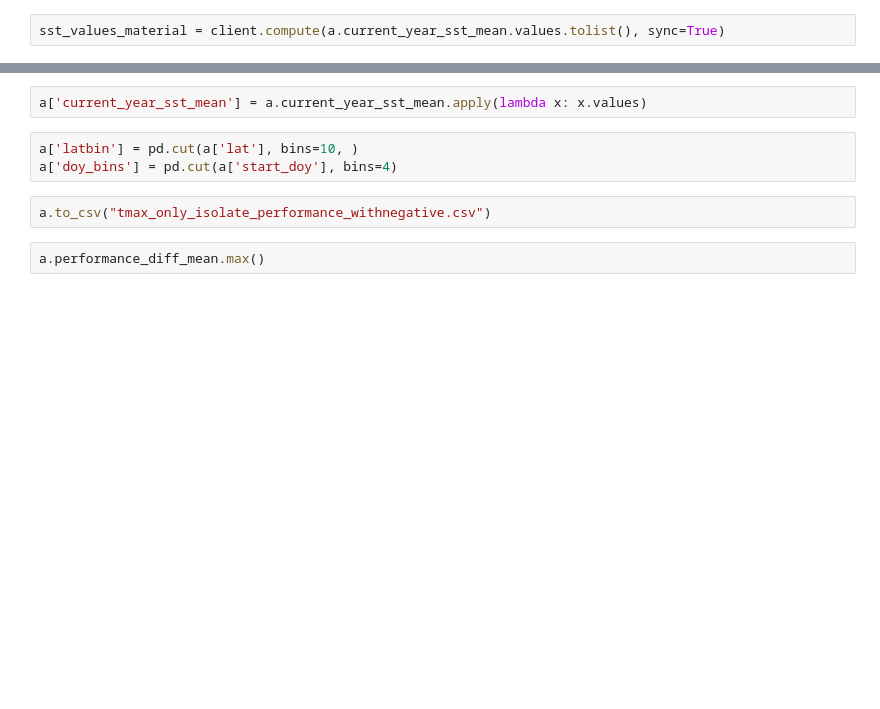
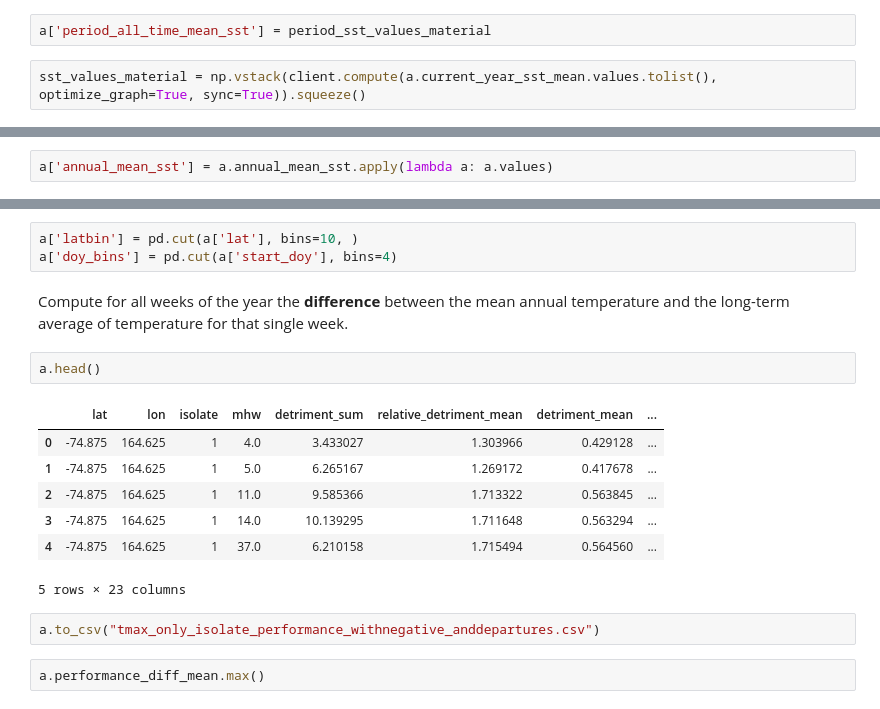
Before and after one commit to HuckleyLab/phyto-mhw, a Jupyter notebook: analysis/Individual_Isolate_performance.ipynb, the cells around one changed output, grey strips where cells are left out. Saved outputs shown, nothing was run; the diff lists cells and outputs as text; blank space fills up the shorter version.

```diff
--- a/analysis/Individual_Isolate_performance.ipynb
+++ b/analysis/Individual_Isolate_performance.ipynb
@@ -402,2 +637,4 @@ Wall time: 1min 14s
+# %%
+a['period_all_time_mean_sst'] = period_sst_values_material
 # %%
-sst_values_material = client.compute(a.current_year_sst_mean.values.tolist(), sync=True)
+sst_values_material = np.vstack(client.compute(a.current_year_sst_mean.values.tolist(), optimize_graph=True, sync=True)).squeeze()
@@ -425,3 +648,5 @@ a.head(16)
+# %%
+a['annual_mean_sst'] = a.annual_mean_sst.apply(lambda a: a.values)
 # %%
 a = a.rename({'performance_diff_sum':'performance_diff_mean'},axis=1)
 # %% [markdown]
@@ -433,10 +656,20 @@ a['current_year_sst_mean'] = sst_values_material
-# %%
-a['current_year_sst_mean'] = a.current_year_sst_mean.apply(lambda x: x.values)
 # %%
 a['latbin'] = pd.cut(a['lat'], bins=10, )
 a['doy_bins'] = pd.cut(a['start_doy'], bins=4)
+# %% [markdown]
+Compute for all weeks of the year the __difference__ between the mean annual temperature and the long-term average of temperature for that single week.
+# %%
+a.head()
+# %% [output]
+|  | lat | lon | isolate | mhw | detriment_sum | relative_detriment_mean | detriment_mean | ... |
+| 0 | -74.875 | 164.625 | 1 | 4.0 | 3.433027 | 1.303966 | 0.429128 | ... |
+| 1 | -74.875 | 164.625 | 1 | 5.0 | 6.265167 | 1.269172 | 0.417678 | ... |
+| 2 | -74.875 | 164.625 | 1 | 11.0 | 9.585366 | 1.713322 | 0.563845 | ... |
+| 3 | -74.875 | 164.625 | 1 | 14.0 | 10.139295 | 1.711648 | 0.563294 | ... |
+| 4 | -74.875 | 164.625 | 1 | 37.0 | 6.210158 | 1.715494 | 0.564560 | ... |
+5 rows × 23 columns
 # %%
-a.to_csv("tmax_only_isolate_performance_withnegative.csv")
+a.to_csv("tmax_only_isolate_performance_withnegative_anddepartures.csv")
 # %%
 a.performance_diff_mean.max()
 # %% [output]
```
Also changed, not shown: parts of 25 cells of this notebook.
